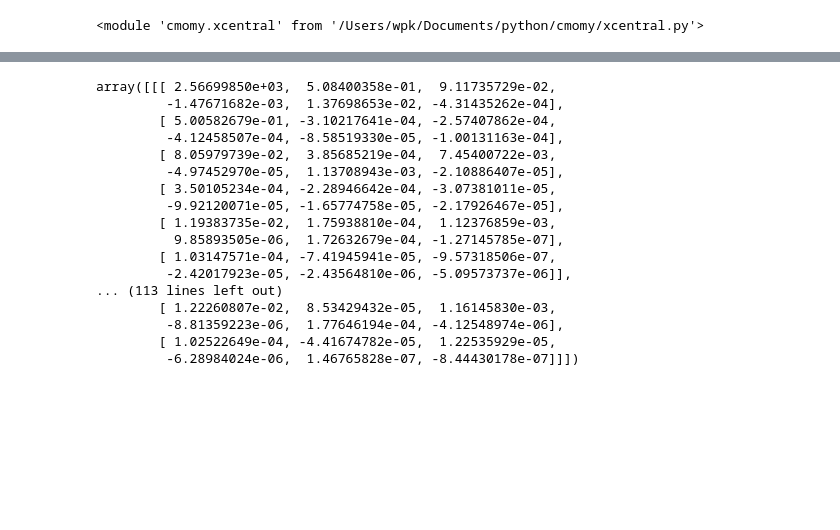
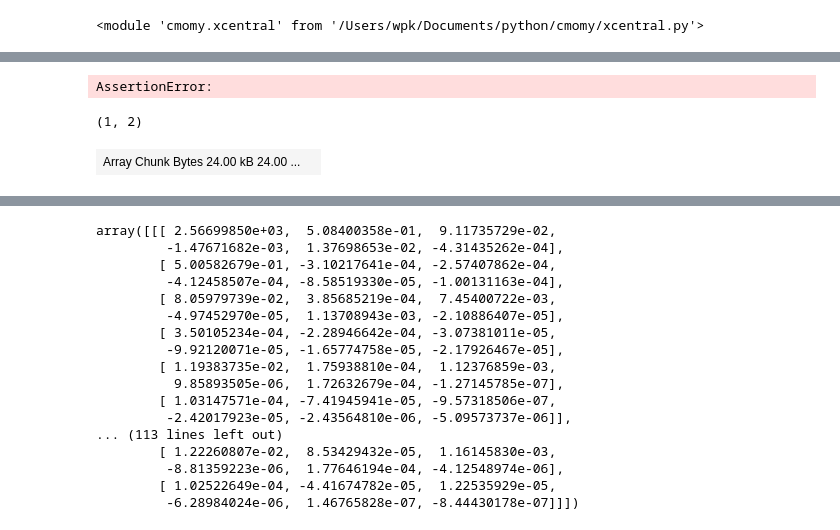
Before and after one commit to usnistgov/thermoextrap, a Jupyter notebook: examples/Untitled.ipynb, the cells around one changed output, grey strips where cells are left out. Drawn from its saved outputs; the diff is of its cells as text; code cells hidden in the pictures; blank space fills up the shorter version.

Commit message:
updated tests and interface.  most everything is based on input data/xdata.  Note that also integrated StatsAccum and StatsAccumCov with mom_len variable

```diff
--- a/examples/Untitled.ipynb
+++ b/examples/Untitled.ipynb
@@ -31,0 +86,4 @@ sx = xcentral.xStatsAccumCov.from_vals((x, y), mom=(5,5), w=w, broadcast=True, d
+# %%
+xx = xr.DataArray(x, dims=['rec','a','b']).transpose(...,'rec')#.chunk({'rec':10})
+yy = xr.DataArray(y, dims=['rec'])#.chunk({'rec':10})
+ww = xr.DataArray(w, dims=['rec'])#.chunk({'rec':10})
@@ -31,0 +104,4 @@ sx = xcentral.xStatsAccumCov.from_vals((x, y), mom=(5,5), w=w, broadcast=True, d
+# %%
+for x in xx.transpose('rec',...):
+    print(x)
+    break
@@ -31,0 +211,11 @@ sx = xcentral.xStatsAccumCov.from_vals((x, y), mom=(5,5), w=w, broadcast=True, d
+# %%
+func(shape, -5, 10)
+# %% [output]
+AssertionError:
+# %%
+x.insert()
+# %%
+idx = -1
+shape[:idx]
+# %% [output]
+(1, 2)
@@ -31,0 +224,8 @@ sx = xcentral.xStatsAccumCov.from_vals((x, y), mom=(5,5), w=w, broadcast=True, d
+# %%
+xd = dask.array.asarray(x)
+yd = dask.array.asarray(y)
+wd = dask.array.asarray(w)
+# %%
+np.ones_like(xd)
+# %% [output]
+| Array Chunk Bytes 24.00 kB 24.00 ... |  |
```
Also changed, not shown: parts of 69 cells of this notebook, 10 other files.
